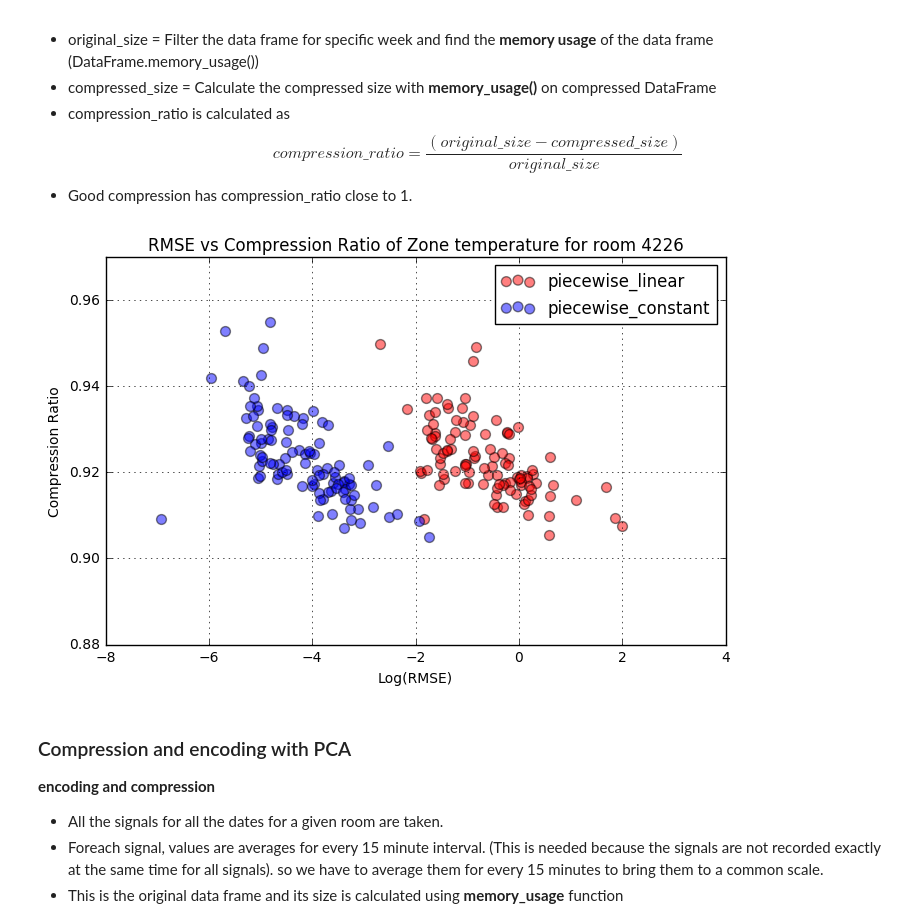
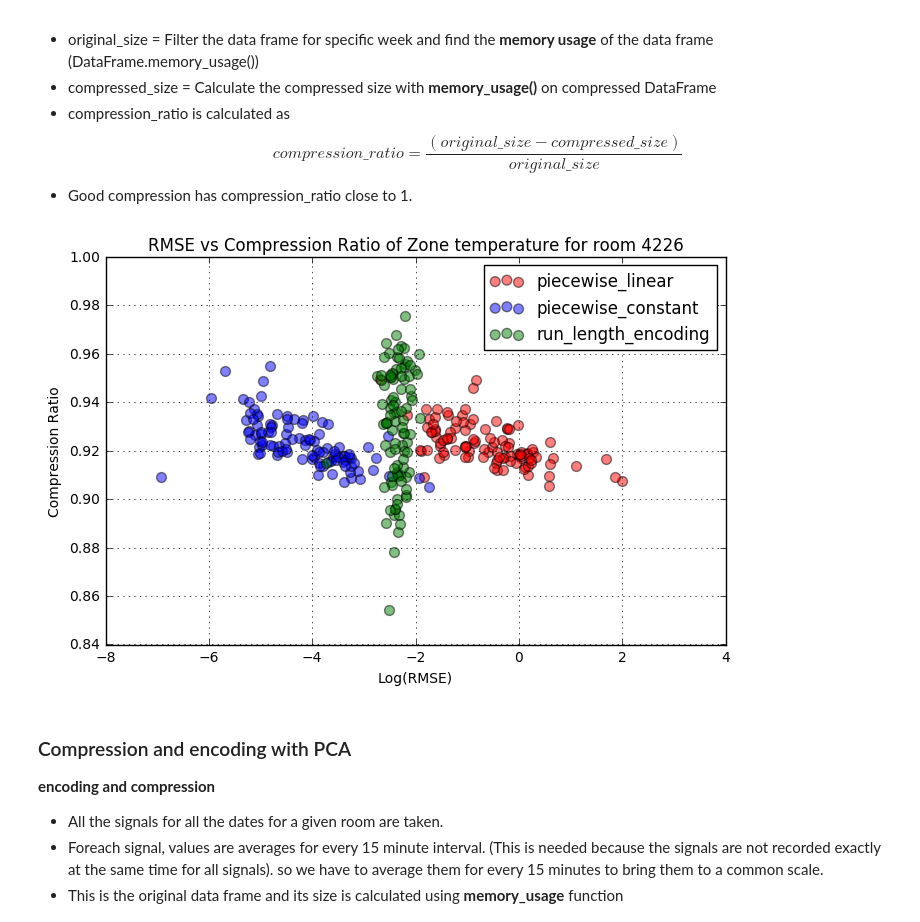
Before and after one commit to mas-dse-mkjaiswa/Capstone, a Jupyter notebook: final/sensor_data_compression_plots.ipynb, the cells around one changed output. Cells and saved outputs as stored; diff of their text form; code cells hidden in the pictures.

```diff
--- a/final/sensor_data_compression_plots.ipynb
+++ b/final/sensor_data_compression_plots.ipynb
@@ -64,30 +64,48 @@ for signal in signals:
             }
         df_list.append(pd.DataFrame(d, index=[0]))
 
+        # run length encoding
+        method = "run_length_encoding"
+        [dfs1, plotTemplates, dfs_compressed] = run_length_encoding(df_4226_zt[['time',  'Zone Temperature']],
+                   stTime=stTime, enTime=enTime,
+                   tolerance = [pd.to_timedelta("15 minutes"), 1])
+        rmse = mean_squared_error(dfs1[0]['values'][dfs1[1].notnull()], dfs1[1][dfs1[1].notnull()])
+        d = {
+             'room' : room, 'model' : method, 'rmse' : rmse, 'signal' : signal, 'start_time' : stTime, 'end_time' : enTime,
+             'original_size' : dfs1[0].memory_usage().sum() - dfs1[0].memory_usage()['Index'],
+             'compressed_size' : dfs_compressed[0].memory_usage().sum() - dfs_compressed[0].memory_usage()['Index']
+            }
+        df_list.append(pd.DataFrame(d, index=[0]))
+
         # increase by 1 week
         stTime = stTime + pd.to_timedelta("7 days")
         enTime = stTime + pd.to_timedelta("7 days")
 # %%
 df_result = pd.concat(df_list, ignore_index=True)
 df_result['compression_ratio'] = (df_result.original_size - df_result.compressed_size) / df_result.original_size
 df_result['rmse_log'] = np.log2(df_result.rmse)
+df_result = df_result[df_result.compression_ratio > 0.85]
 
 fig, ax = plt.subplots(1, 1, figsize=(8, 5))
 ax.scatter(x = df_result[df_result.model == 'piecewise_linear'].rmse_log,
           y = df_result[df_result.model == 'piecewise_linear'].compression_ratio,
           c = 'red', s=50,
           label='piecewise_linear', alpha=0.5);
 ax.scatter(x = df_result[df_result.model == 'piecewise_constant'].rmse_log,
           y = df_result[df_result.model == 'piecewise_constant'].compression_ratio,
           c = 'blue', s=50,
           label='piecewise_constant', alpha=0.5);
+ax.scatter(x = df_result[df_result.model == 'run_length_encoding'].rmse_log,
+          y = df_result[df_result.model == 'run_length_encoding'].compression_ratio,
+          c = 'green', s=50,
+          label='run_length_encoding', alpha=0.5);
 ax.legend(loc='best')
 ax.grid(True)
 ax.set_xlabel("Log(RMSE)")
 ax.set_ylabel("Compression Ratio")
 ax.set_title("RMSE vs Compression Ratio of Zone temperature for room 4226");
 # %% [output]
-[figure, old version]
+[figure, new version]
 # %% [markdown]
 ### Compression and encoding with PCA
 
```
Also changed, not shown: parts of 4 cells of this notebook, 2 other files.
